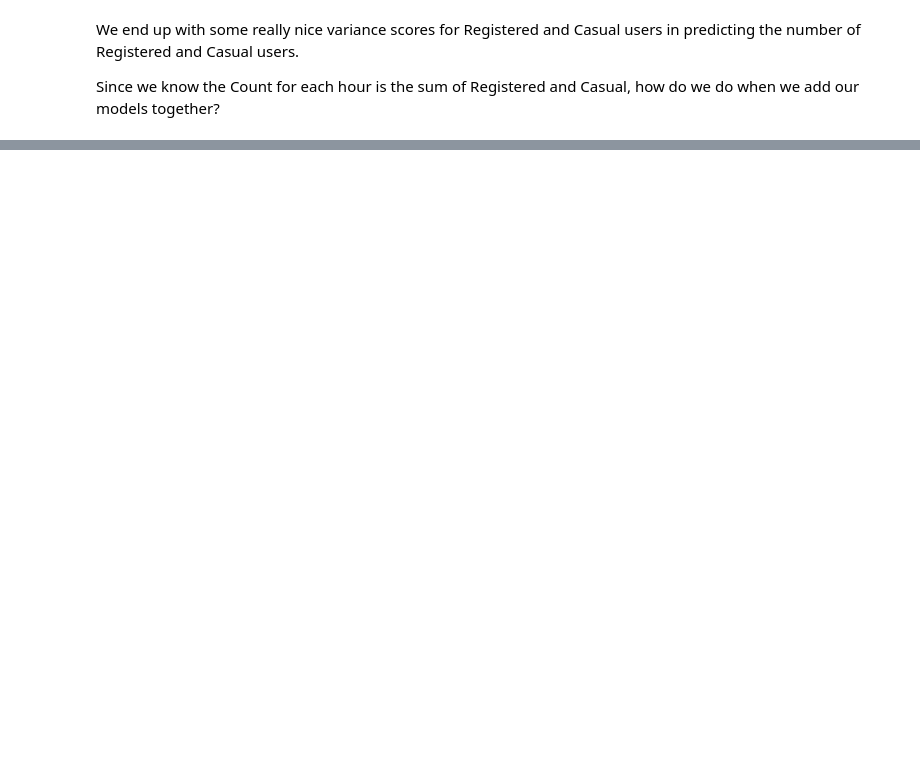
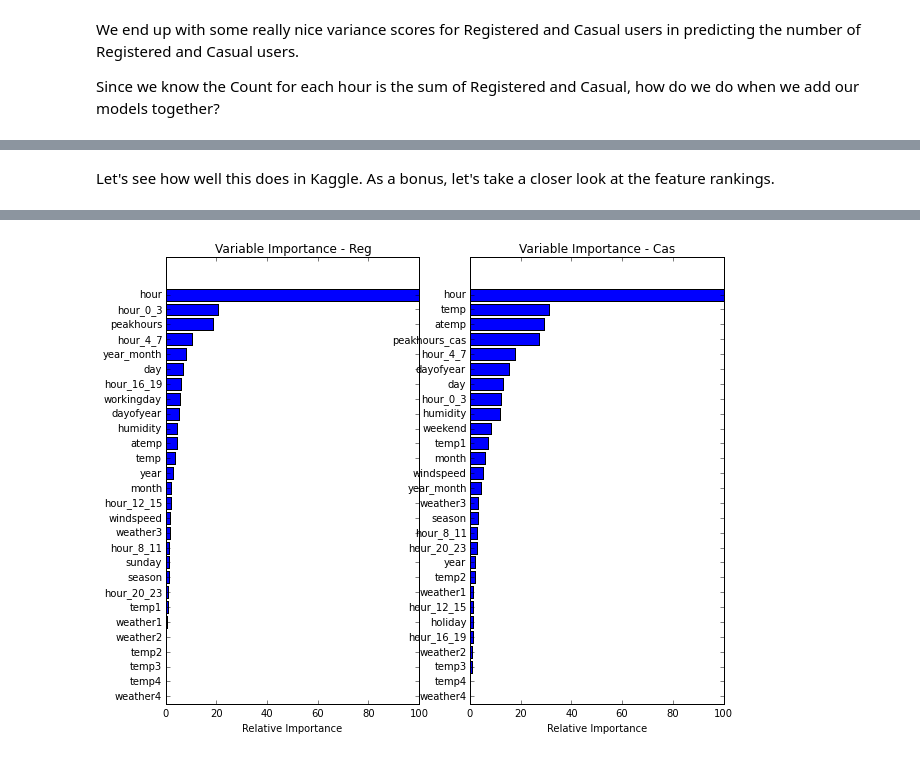
Before and after one commit to RajeshThallam/MIDS-W207-FINAL-PROJECT, a Jupyter notebook: Angela_Sayanta_Rajesh_Bike Sharing.ipynb, the cells around one changed output, grey strips where cells are left out. Drawn from its saved outputs; the diff is of its cells as text; code cells hidden in the pictures; blank space fills up the shorter version.

Commit message:
Final Notebook - missing rolling data

```diff
--- a/Angela_Sayanta_Rajesh_Bike Sharing.ipynb
+++ b/Angela_Sayanta_Rajesh_Bike Sharing.ipynb
@@ -1165,0 +1316,19 @@ Shape of Submission Dataframe:  (6493, 2)
+# %%
+#  Random Forrest with Cross Validation
+rf = ensemble.RandomForestRegressor(n_estimators=100)
+ss = cross_validation.ShuffleSplit(X.shape[0], n_iter=5, test_size=0.25, random_state=0)
+count = 1
+for train_index, test_index in ss:
+    print("[Iteration:%d] Num of Training: %s,  Num of Test: %s" % (count, len(train_index), len(test_index)))
+    # Train the model using the training sets
+    rf.fit(X[train_index], Y[train_index])
+
+    # Model Summary
+    output_model_summary(rf, X[test_index], Y[test_index])
+
+    count += 1
+
+# Train the model using the entire data set
+rf.fit(X, Y)
+pred = rf.predict(X1)
+generate_kaggle_submission(pred, "rf_simple.csv")
@@ -1165,0 +1466,57 @@ Shape of Submission Dataframe:  (6493, 2)
+# %% [markdown]
+Let's see how well this does in Kaggle.  As a bonus, let's take a closer look at the feature rankings.
+# %%
+# Train the model using the entire data set (Used to generate Kaggle Submission Later)
+rf_reg.fit(X_R, Y_R)
+rf_cas.fit(X_C, Y_C)
+
+feature_importances__reg = rf_reg.feature_importances_
+#print feature_importances__reg
+indices = np.argsort(feature_importances__reg)[::-1]
+
+# Print the feature ranking
+print("\n\n[Registered] Feature ranking:")
+for f in xrange(len(features_r)):
+    print("%d. Feature %d - %s : (%f)" % (f + 1, indices[f],  features_r[indices[f]], feature_importances__reg[indices[f]]))
+
+
+feature_importances__cas = rf_cas.feature_importances_
+#print feature_importances__cas
+indices = np.argsort(feature_importances__cas)[::-1]
+
+# Print the feature ranking
+print("\n\n[Casual] Feature ranking:")
+for f in xrange(len(features_c)):
+    print("%d. Feature %d - %s : (%f)" % (f + 1, indices[f],  features_c[indices[f]], feature_importances__cas[indices[f]]))
+
+# Plot feature importance
+fig = plt.figure(figsize=(10, 8), dpi=80)
+# make importances relative to max importance
+feature_importances__reg = 100.0 * (feature_importances__reg / feature_importances__reg.max())
+sorted_idx = np.argsort(feature_importances__reg)
+pos = np.arange(sorted_idx.shape[0]) + .5
+plt.subplot(1, 2, 1)
+plt.barh(pos, feature_importances__reg[sorted_idx], align='center')
+plt.yticks(pos, np.array(features_r)[sorted_idx])
+plt.xlabel('Relative Importance')
+plt.title('Variable Importance - Reg')
+
+# make importances relative to max importance
+feature_importances__cas = 100.0 * (feature_importances__cas / feature_importances__cas.max())
+sorted_idx = np.argsort(feature_importances__cas)
+pos = np.arange(sorted_idx.shape[0]) + .5
+plt.subplot(1, 2, 2)
+plt.barh(pos, feature_importances__cas[sorted_idx], align='center')
+plt.yticks(pos, np.array(features_c)[sorted_idx])
+plt.xlabel('Relative Importance')
+plt.title('Variable Importance - Cas')
+plt.show()
+
+
+pred_reg = inv_log(rf_reg.predict(X1_R))
+pred_cas = inv_log(rf_cas.predict(X1_C))
+predictions = pred_reg + pred_cas
+
+# Kaggle Submission
+generate_kaggle_submission(predictions, "rf_multipleModel.csv")
+# %% [output]
@@ -1165,0 +1540 @@ Shape of Submission Dataframe:  (6493, 2)
+[figure, added]
```
Also changed, not shown: parts of 61 cells of this notebook.
